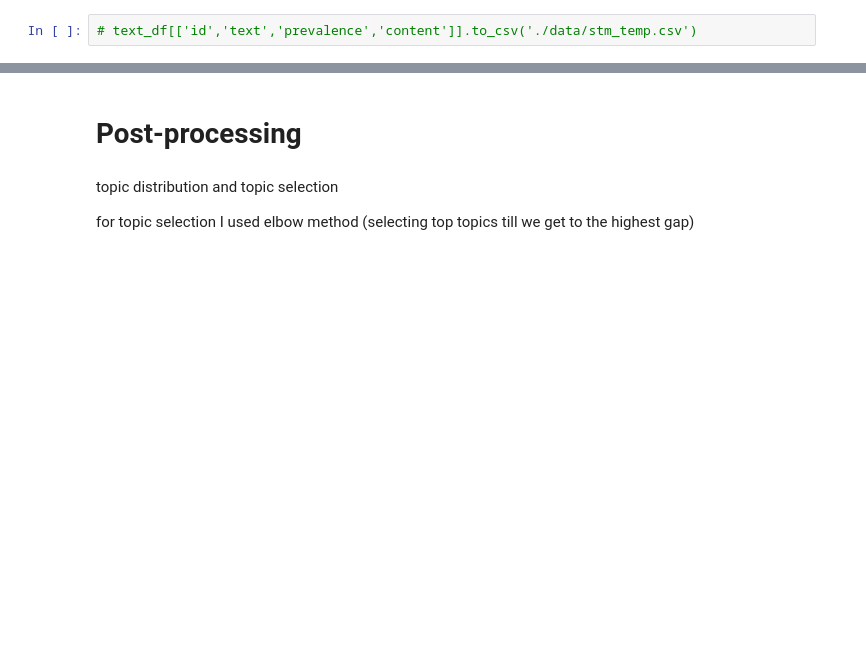
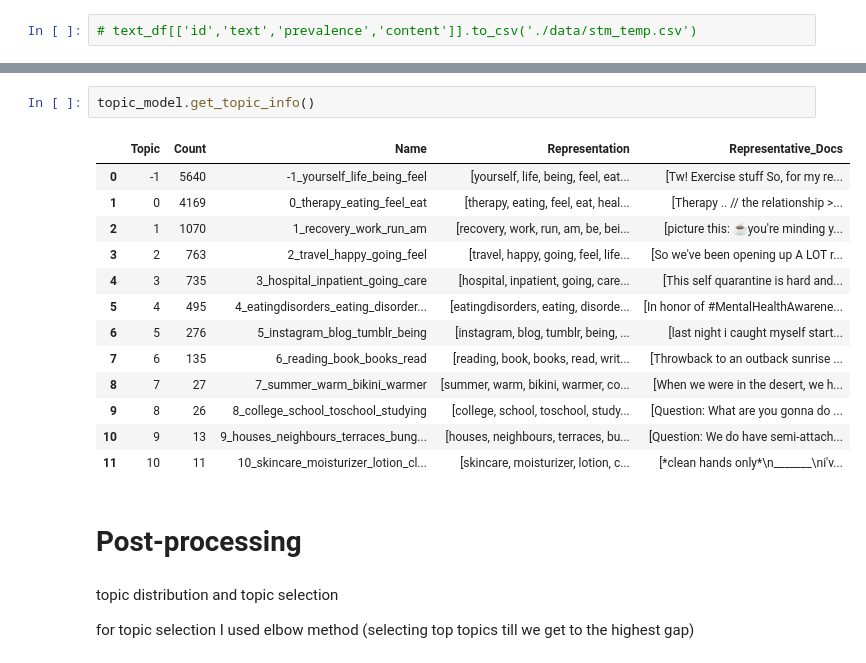
Before and after one commit to aminmarani/topic_modeling_comparison, a Jupyter notebook: topic_modeling_pipeline-bert.ipynb, the cells around one changed output, grey strips where cells are left out. Saved outputs shown, nothing was run; the diff lists cells and outputs as text; blank space fills up the shorter version.

```diff
--- a/topic_modeling_pipeline-bert.ipynb
+++ b/topic_modeling_pipeline-bert.ipynb
@@ -542,3 +562,19 @@ df.to_csv('./result/npmi_{0}{1}_author{2}.csv'.format(model_spec['name'],model_s
+# %%
+topic_model.get_topic_info()
+# %% [output]
+|  | Topic | Count | Name | Representation | Representative_Docs |
+| 0 | -1 | 5640 | -1_yourself_life_being_feel | [yourself, life, being, feel, eat... | [Tw! Exercise stuff So, for my re... |
+| 1 | 0 | 4169 | 0_therapy_eating_feel_eat | [therapy, eating, feel, eat, heal... | [Therapy .. // the relationship >... |
+| 2 | 1 | 1070 | 1_recovery_work_run_am | [recovery, work, run, am, be, bei... | [picture this: ☕️you're minding y... |
+| 3 | 2 | 763 | 2_travel_happy_going_feel | [travel, happy, going, feel, life... | [So we've been opening up A LOT r... |
+| 4 | 3 | 735 | 3_hospital_inpatient_going_care | [hospital, inpatient, going, care... | [This self quarantine is hard and... |
+| 5 | 4 | 495 | 4_eatingdisorders_eating_disorder... | [eatingdisorders, eating, disorde... | [In honor of #MentalHealthAwarene... |
+| 6 | 5 | 276 | 5_instagram_blog_tumblr_being | [instagram, blog, tumblr, being, ... | [last night i caught myself start... |
+| 7 | 6 | 135 | 6_reading_book_books_read | [reading, book, books, read, writ... | [Throwback to an outback sunrise ... |
+| 8 | 7 | 27 | 7_summer_warm_bikini_warmer | [summer, warm, bikini, warmer, co... | [When we were in the desert, we h... |
+| 9 | 8 | 26 | 8_college_school_toschool_studying | [college, school, toschool, study... | [Question: What are you gonna do ... |
+| 10 | 9 | 13 | 9_houses_neighbours_terraces_bung... | [houses, neighbours, terraces, bu... | [Question: We do have semi-attach... |
+| 11 | 10 | 11 | 10_skincare_moisturizer_lotion_cl... | [skincare, moisturizer, lotion, c... | [*clean hands only*\n_______\ni'v... |
 # %% [markdown]
 # Post-processing
 # %% [markdown]
```
Also changed, not shown: parts of 18 cells of this notebook, 9 other files.
